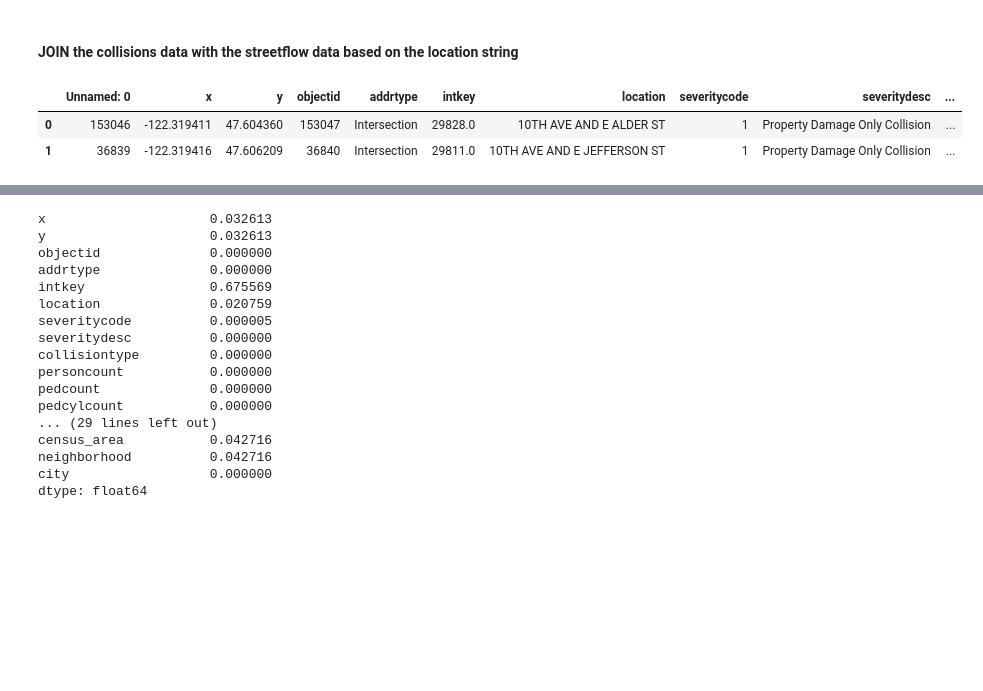
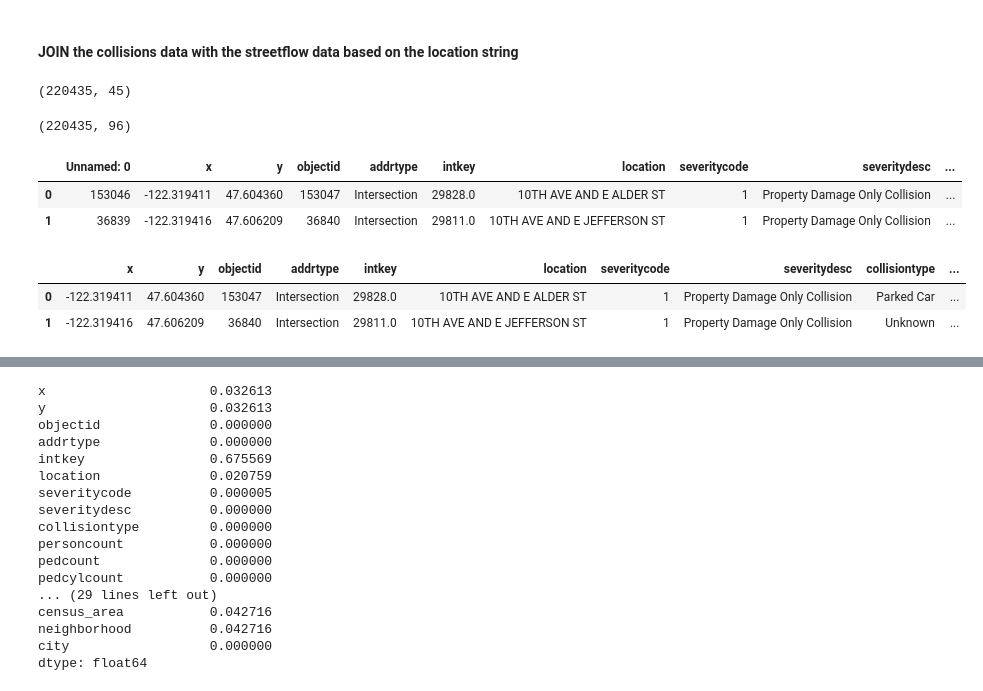
Before and after one commit to DataCircles/traffic_collisions_viz_team, a Jupyter notebook: notebooks/MH-Master Notebook.ipynb, the cells around one changed output, grey strips where cells are left out. Saved outputs shown, nothing was run; the diff lists cells and outputs as text; code cells hidden in the pictures; blank space fills up the shorter version.

```diff
--- a/notebooks/MH-Master Notebook.ipynb
+++ b/notebooks/MH-Master Notebook.ipynb
@@ -968,6 +1004,10 @@ df_streetflow.head(3)
 | 2 | 5011 | 2.0 | 1002 | 10.0 | 80.0 | 100080.0 | 1ST AVE BETWEEN COLUMBIA ST AND M... | 1ST AVE | COLUMBIA ST | ... |
 # %% [markdown]
 #### JOIN the collisions data with the streetflow data based on the location string
+# %%
+df_collisions.shape
+# %% [output]
+(220435, 45)
 # %%
 # Do a left merge so that no collisions are dropped
 df_collisions_extended = pd.merge(df_collisions, df_streetflow, how='left', #on='compkey',
@@ -976,6 +1016,10 @@ df_collisions_extended = pd.merge(df_collisions, df_streetflow, how='left', #on=
          left_index=False, right_index=False, sort=True,
          suffixes=('_col', '_flo'), copy=True, indicator=False,
          validate=None)
+# %%
+df_collisions_extended.shape  # Expect (220435, 96)
+# %% [output]
+(220435, 96)
 # %%
 df_collisions_extended.head(2)
 # %% [output]
@@ -987 +1029,8 @@ df_collisions_extended.head(2)
+# %%
+df_collisions_extended.drop(columns='Unnamed: 0', inplace=True)
+df_collisions_extended.head(2)
+# %% [output]
+|  | x | y | objectid | addrtype | intkey | location | severitycode | severitydesc | collisiontype | ... |
+| 0 | -122.319411 | 47.604360 | 153047 | Intersection | 29828.0 | 10TH AVE AND E ALDER ST | 1 | Property Damage Only Collision | Parked Car | ... |
+| 1 | -122.319416 | 47.606209 | 36840 | Intersection | 29811.0 | 10TH AVE AND E JEFFERSON ST | 1 | Property Damage Only Collision | Unknown | ... |
 # %%
```
Also changed, not shown: parts of 16 cells of this notebook.
